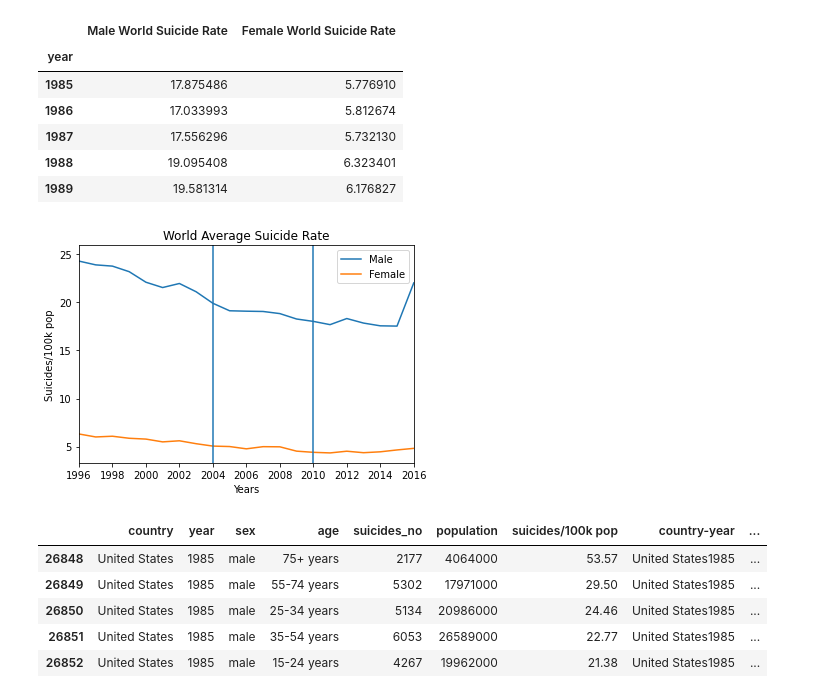
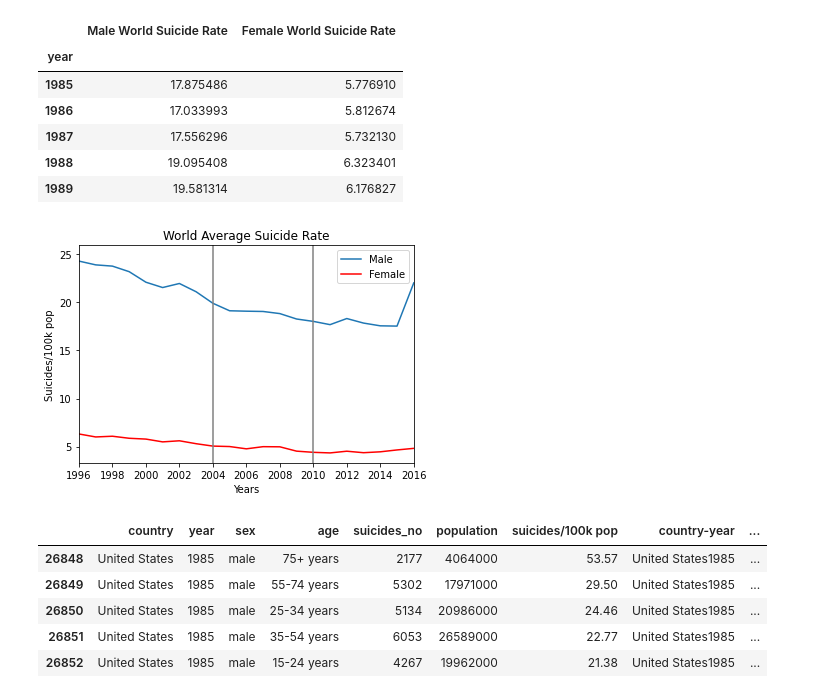
Before and after one commit to ludmilagd/SocialMediaUsageImpact, a Jupyter notebook: SuicideRatebyGender.ipynb, the cells around one changed output. Cells and saved outputs as stored; diff of their text form; code cells hidden in the pictures.

Commit message:
cleaned up graphs in suicideratebygender.ipynb, and added to powerpoint

```diff
--- a/SuicideRatebyGender.ipynb
+++ b/SuicideRatebyGender.ipynb
@@ -87,18 +87,18 @@ combined_t.head()
 | 1989 | 19.581314 | 6.176827 |
 # %%
 plt.plot(combined_t["Male World Suicide Rate"], label="Male")
-plt.plot(combined_t["Female World Suicide Rate"], label="Female")
+plt.plot(combined_t["Female World Suicide Rate"], label="Female", color= "red")
 plt.title('World Average Suicide Rate')
 plt.xlabel('Years')
 plt.ylabel('Suicides/100k pop')
-plt.axvline(x=2004)
-plt.axvline(x=2010)
+plt.axvline(x=2004, color="grey")
+plt.axvline(x=2010, color="grey")
 plt.xticks([1996,1998,2000,2002,2004,2006,2008,2010,2012,2014,2016])
 plt.xlim(1996,2016)
 plt.legend()
 plt.show()
 # %% [output]
-[figure, old version]
+[figure, new version]
 # %%
 usa_male = male_df.loc[male_df["country"] == "United States",:]
 usa_male.head()
```
Also changed, not shown: parts of 3 cells of this notebook, 1 other file.
